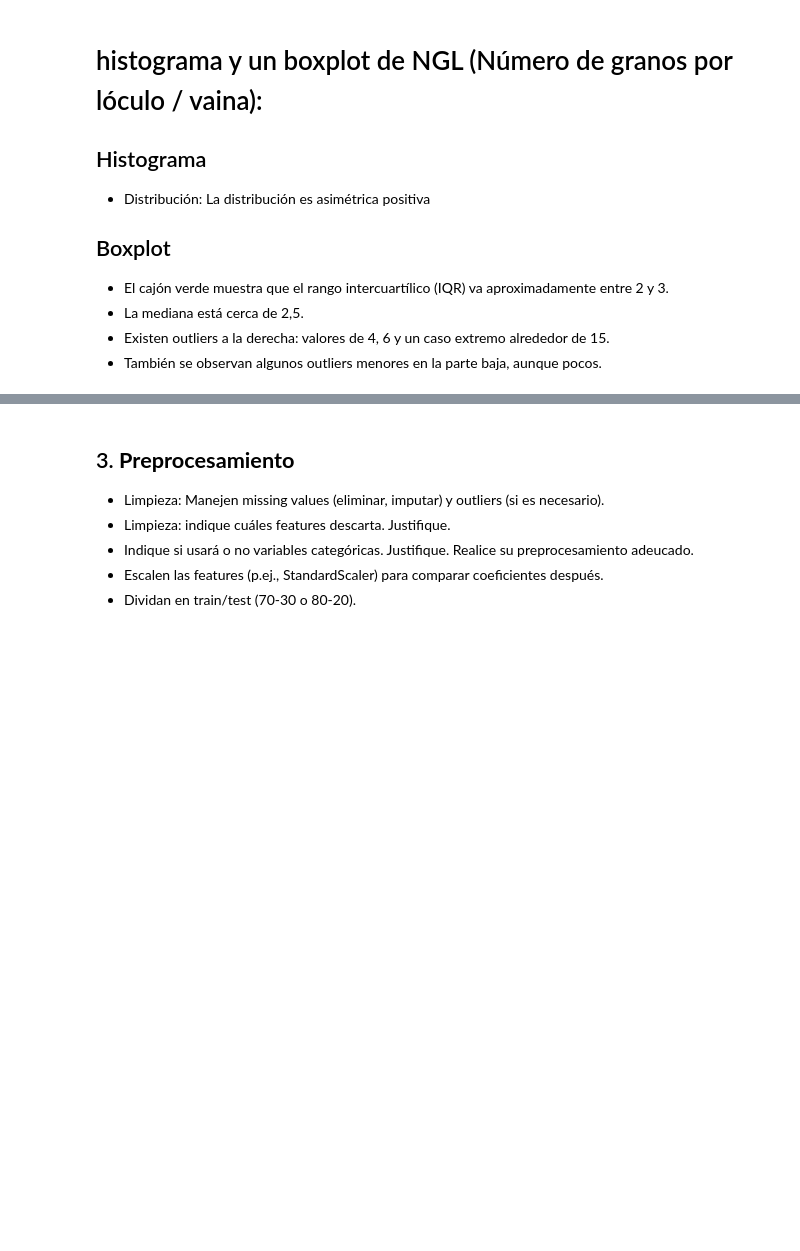
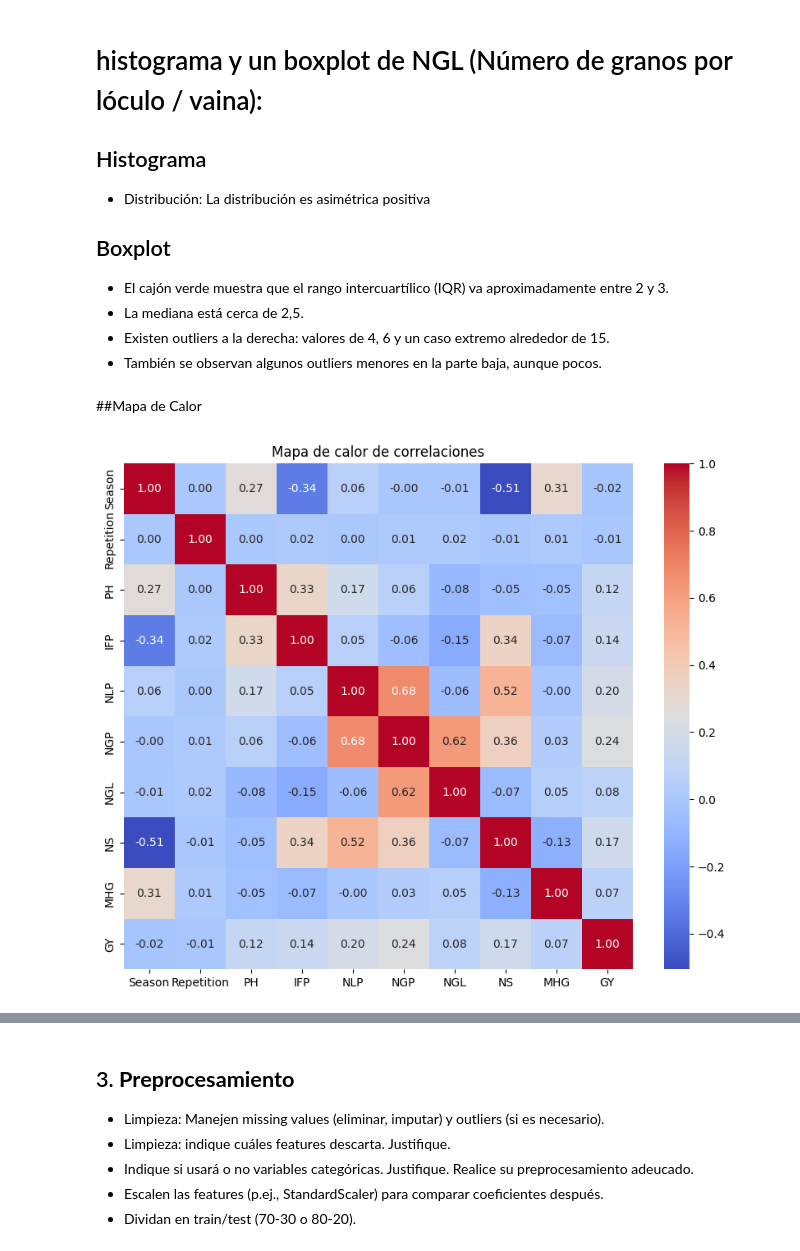
Before and after one commit to IgnacioAntonio82/APRENDIZAJE-AUTOM-TICO-1, a Jupyter notebook: TP1_AA1_regresion_lineal_Aguilar_Ignacio/TP1_RegresionLineal.ipynb, the cells around one changed output, grey strips where cells are left out. Cells and saved outputs as stored; diff of their text form; code cells hidden in the pictures; blank space fills up the shorter version.

```diff
--- a/TP1_AA1_regresion_lineal_Aguilar_Ignacio/TP1_RegresionLineal.ipynb
+++ b/TP1_AA1_regresion_lineal_Aguilar_Ignacio/TP1_RegresionLineal.ipynb
@@ -298,3 +298,20 @@ for col in features:
 - La mediana está cerca de 2,5.
 - Existen outliers a la derecha: valores de 4, 6 y un caso extremo alrededor de 15.
 - También se observan algunos outliers menores en la parte baja, aunque pocos.
+# %% [markdown]
+##Mapa de Calor
+# %%
+# Seleccionar únicamente variables numéricas
+df_num = df.select_dtypes(include='number')
+
+plt.figure(figsize=(10,8))
+sns.heatmap(
+    df_num.corr(),
+    annot=True,
+    cmap="coolwarm",
+    fmt=".2f"
+)
+plt.title("Mapa de calor de correlaciones")
+plt.show()
+# %% [output]
+[figure, added]
```
Also changed, not shown: parts of 20 cells of this notebook.
